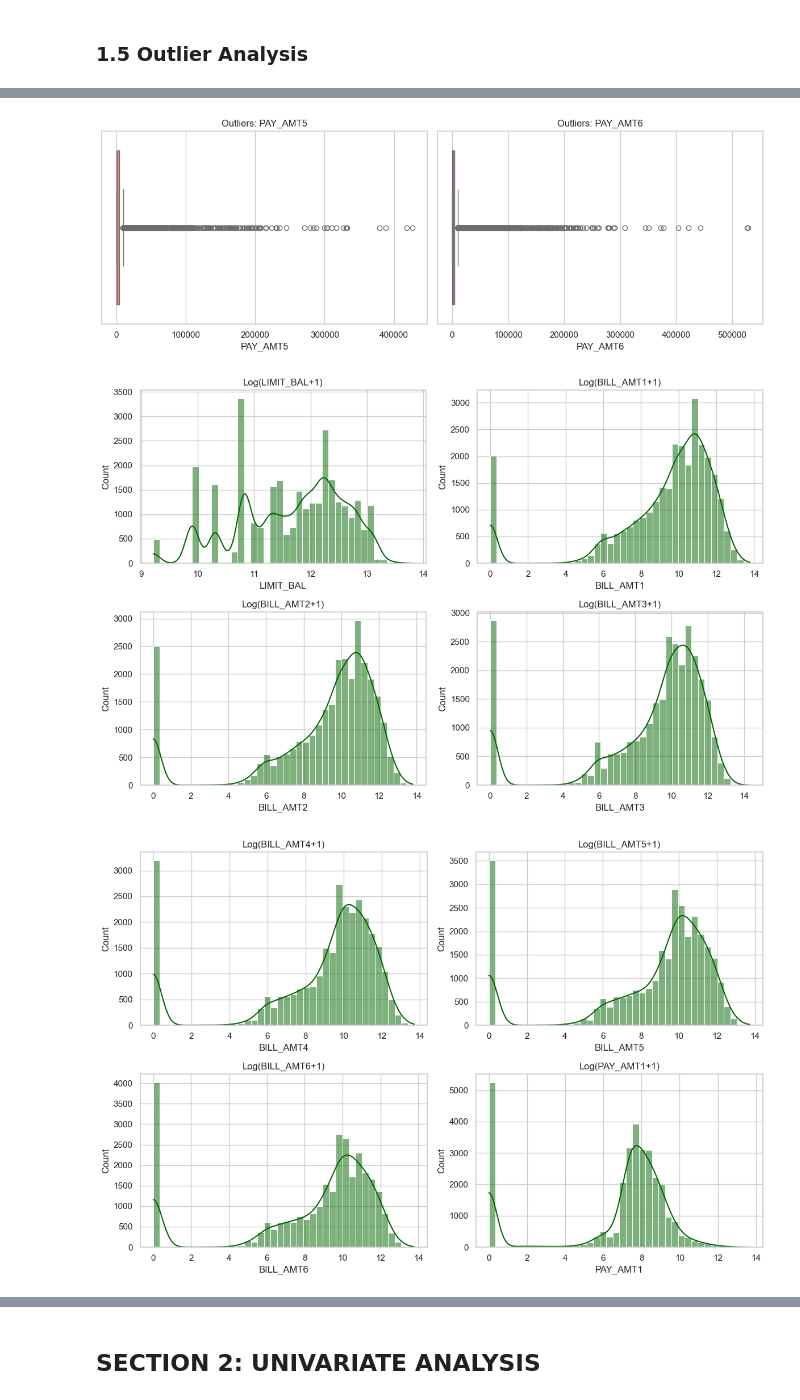
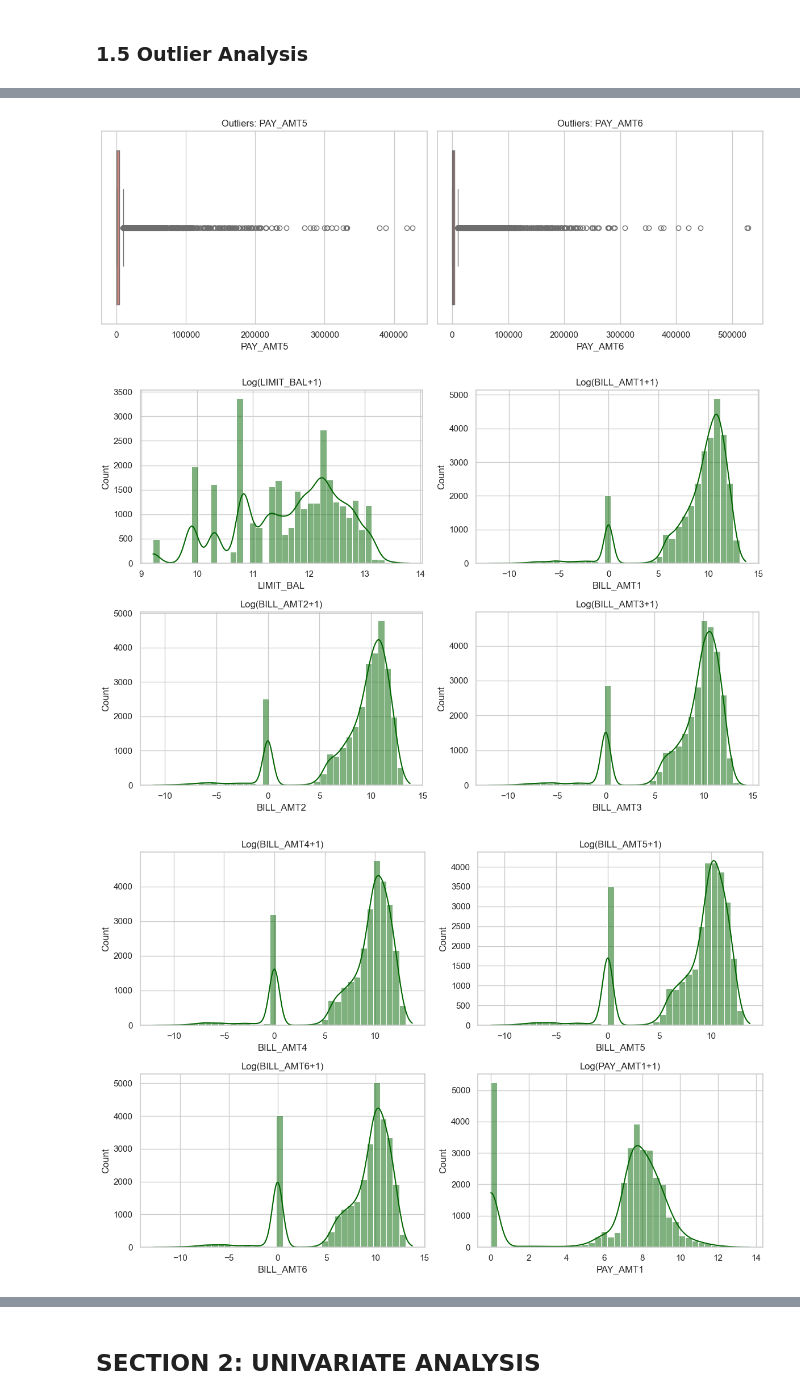
Before and after one commit to EdwinMathDev/credit-risk-engine, a Jupyter notebook: notebooks/01_eda.ipynb, the cells around one changed output, grey strips where cells are left out. Cells and saved outputs as stored; diff of their text form; code cells hidden in the pictures.

```diff
--- a/notebooks/01_eda.ipynb
+++ b/notebooks/01_eda.ipynb
@@ -137,36 +137,36 @@ def plot_grid(vars, transform=False):
     for i in range(0, len(vars), 4):
         subset = vars[i:i+4]
         fig, axes = plt.subplots(2, 2, figsize=(12,8))
         axes = axes.flatten()
 
         for j, col in enumerate(subset):
             if transform:
-                sns.histplot(np.log1p(df[col]), bins=40, kde=True, ax=axes[j], color='darkgreen')
+                sns.histplot(np.sign(df[col]) * np.log1p(np.abs(df[col])), bins=40, kde=True, ax=axes[j], color='darkgreen')
                 axes[j].set_title(f'Log({col}+1)')
             else:
                 sns.boxplot(x=df[col], ax=axes[j], color='salmon')
                 axes[j].set_title(f'Outliers: {col}')
 
         # Hide empty subplots if subset < 4
         for k in range(len(subset), 4):
             axes[k].set_visible(False)
 
         plt.tight_layout()
         plt.show()
 
 # 1. Grouped Boxplots (outlier detection)
 plot_grid(num_vars, transform=False)
 
 # 2. Grouped log-transformed histograms
 log_vars = ['LIMIT_BAL'] + [f'BILL_AMT{i}' for i in range(1,7)] + [f'PAY_AMT{i}' for i in range(1,7)]
 plot_grid(log_vars, transform=True)
 # %% [output]
 [figure]
 [figure]
 [figure]
 [figure]
-[figure, old version]
+[figure, new version]
-[figure, old version]
+[figure, new version]
 [figure]
 [figure]
 # %% [markdown]
```
